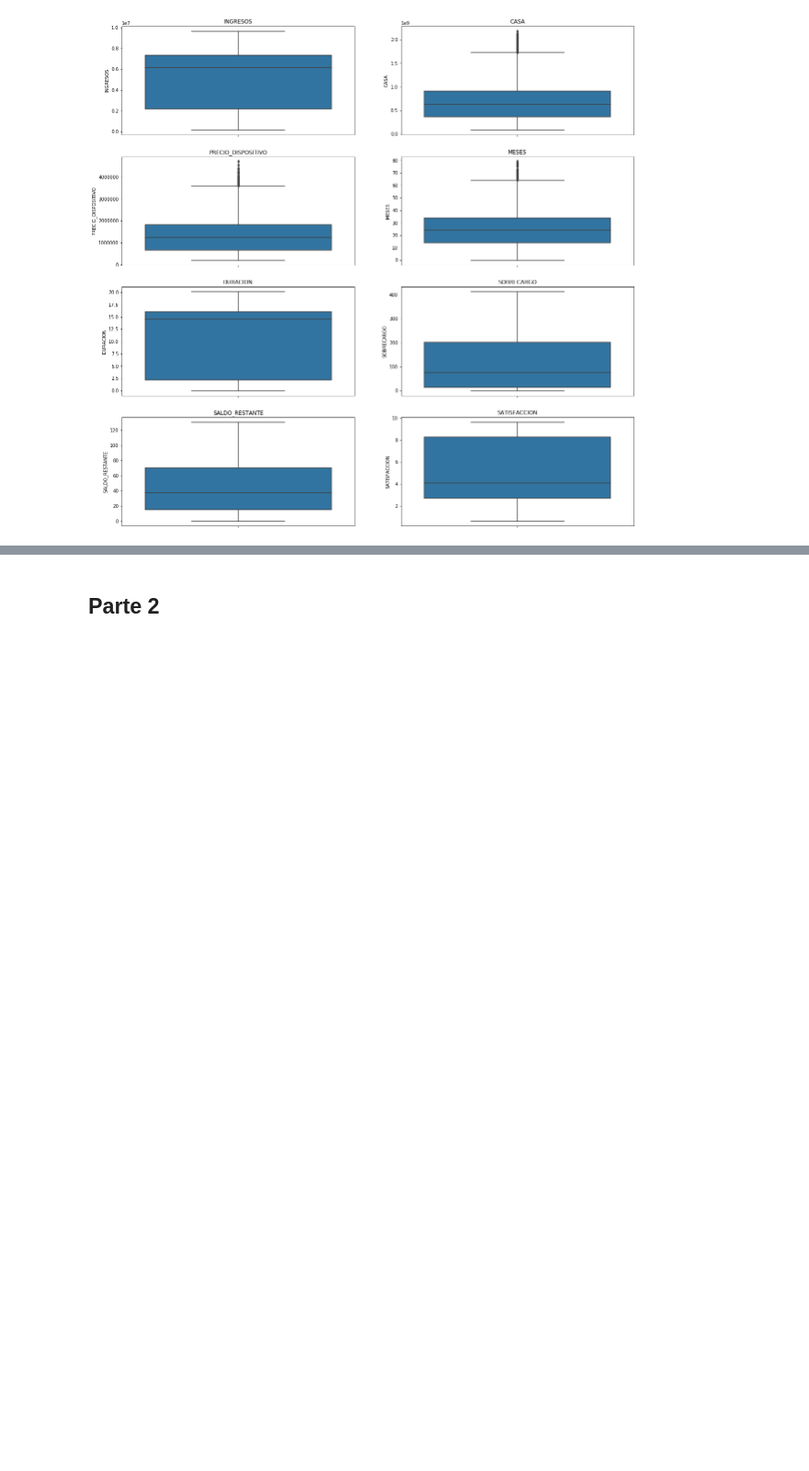
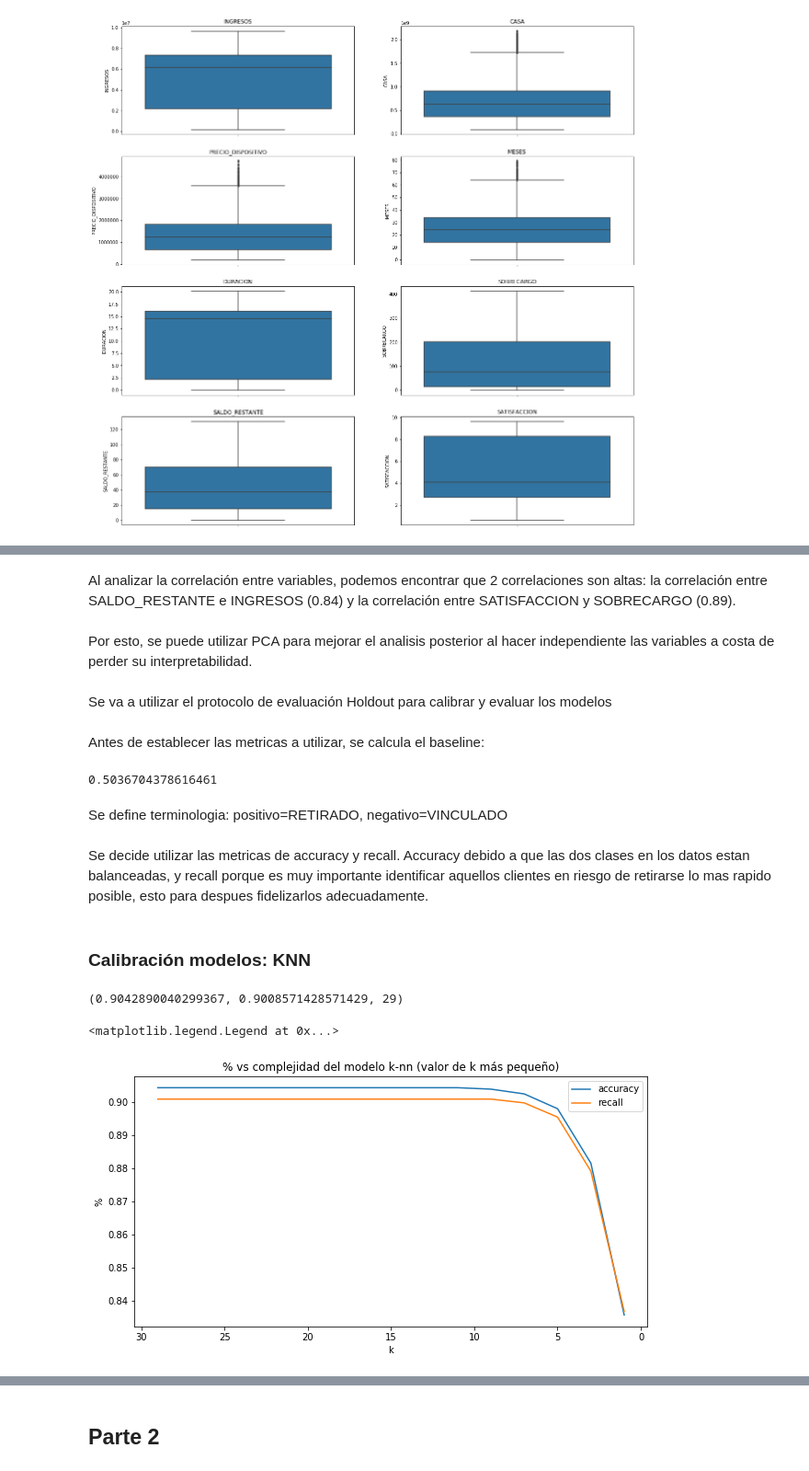
Before and after one commit to nerzhul250/DataAnalyticsProject, a Jupyter notebook: proyectoAnalitica.ipynb, the cells around one changed output, grey strips where cells are left out. Shown at 92% size. Cells and saved outputs as stored; diff of their text form; code cells hidden in the pictures; blank space fills up the shorter version.

```diff
--- a/proyectoAnalitica.ipynb
+++ b/proyectoAnalitica.ipynb
@@ -89,0 +142,59 @@ for var_num in df.columns[1:]:
+# %% [markdown]
+Al analizar la correlación entre variables, podemos encontrar que 2 correlaciones son altas: la correlación entre SALDO_RESTANTE e INGRESOS (0.84) y la correlación entre SATISFACCION y SOBRECARGO (0.89).
+# %% [markdown]
+Por esto, se puede utilizar PCA para mejorar el analisis posterior al hacer independiente las variables a costa de perder su interpretabilidad.
+# %%
+scaler = StandardScaler(with_mean=True, with_std=True)
+pca = PCA()
+df_estado=df[['ESTADO']]
+df_var=df.drop(columns='ESTADO')
+df_norm = pd.DataFrame(pca.fit_transform(scaler.fit_transform(df_var)))
+df_pca = pd.concat([df_estado,df_norm],axis=1)
+# %% [markdown]
+Se va a utilizar el protocolo de evaluación Holdout para calibrar y evaluar los modelos
+# %%
+data_x=df_pca.drop(columns='ESTADO')
+data_y=df_pca[['ESTADO']]
+X_train, X_test, y_train, y_test = train_test_split(data_x,data_y.values,
+                                                    test_size=0.3,
+                                                    random_state=12345,
+                                                    stratify=data_y.values)
+# %% [markdown]
+Antes de establecer las metricas a utilizar, se calcula el baseline:
+# %%
+print(df[df['ESTADO']=='RETIRADO'].size/df.size)
+# %% [output]
+0.5036704378616461
+# %% [markdown]
+Se define terminologia: positivo=RETIRADO, negativo=VINCULADO
+# %% [markdown]
+Se decide utilizar las metricas de accuracy y recall. Accuracy debido a que las dos clases en los datos estan balanceadas, y recall porque es muy importante identificar aquellos clientes en riesgo de retirarse lo mas rapido posible, esto para despues fidelizarlos adecuadamente.
+# %% [markdown]
+### Calibración modelos: KNN
+# %%
+acc_test=[]
+recall_test=[]
+k_vec= np.arange(1,31,2)
+bestK=(-1,-1,-1)
+for k in k_vec:
+    knn = KNeighborsClassifier(n_neighbors=k)
+    knn.fit(X_train, y_train.ravel())
+    y_pred = knn.predict(X_test)
+    acc_test.append(metrics.accuracy_score(y_test, y_pred))
+    recall_test.append(metrics.recall_score(y_test, y_pred, pos_label='RETIRADO'))
+    bestK=max(bestK,(acc_test[-1],recall_test[-1],k))
+print(bestK)
+plt.figure(figsize=(10,5))
+ax = plt.gca() # get current axis
+plt.plot(k_vec, acc_test)
+plt.plot(k_vec, recall_test)
+ax.set_xlim(ax.get_xlim()[::-1])  # reverse axis
+plt.axis('tight')
+plt.xlabel('k')
+plt.ylabel('%')
+plt.title('% vs complejidad del modelo k-nn (valor de k más pequeño)')
+plt.legend(['accuracy', 'recall'])
+# %% [output]
+(0.9042890040299367, 0.9008571428571429, 29)
+<matplotlib.legend.Legend at 0x...>
+[figure, added]
```
Also changed, not shown: parts of 14 cells of this notebook.
